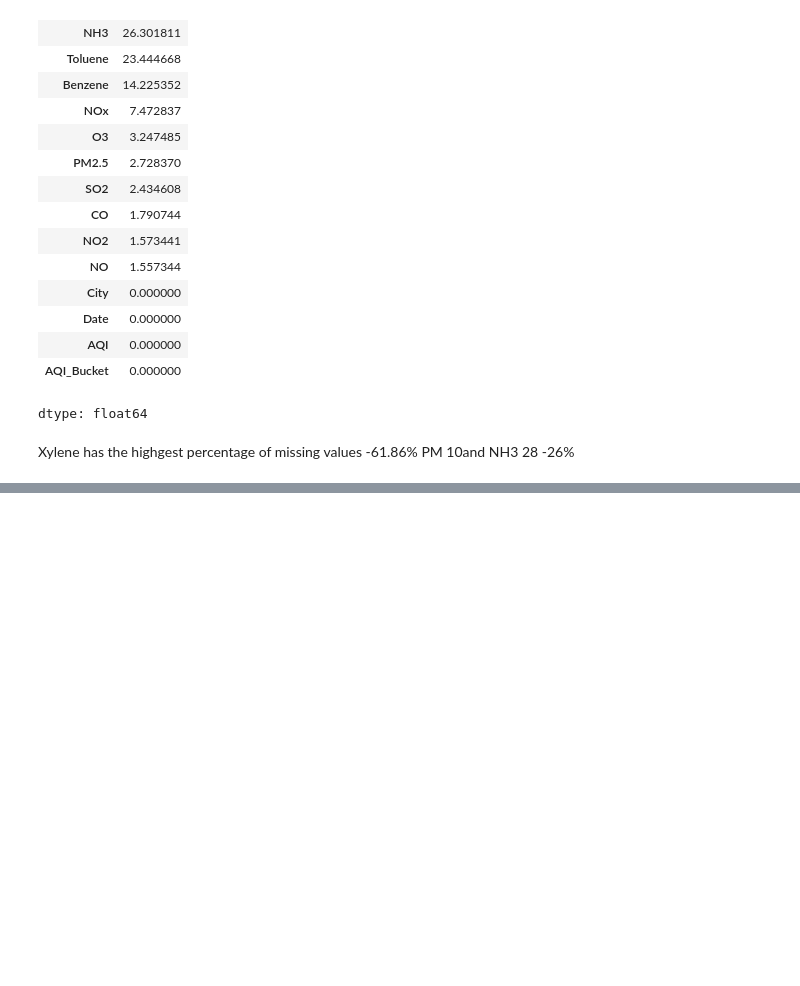
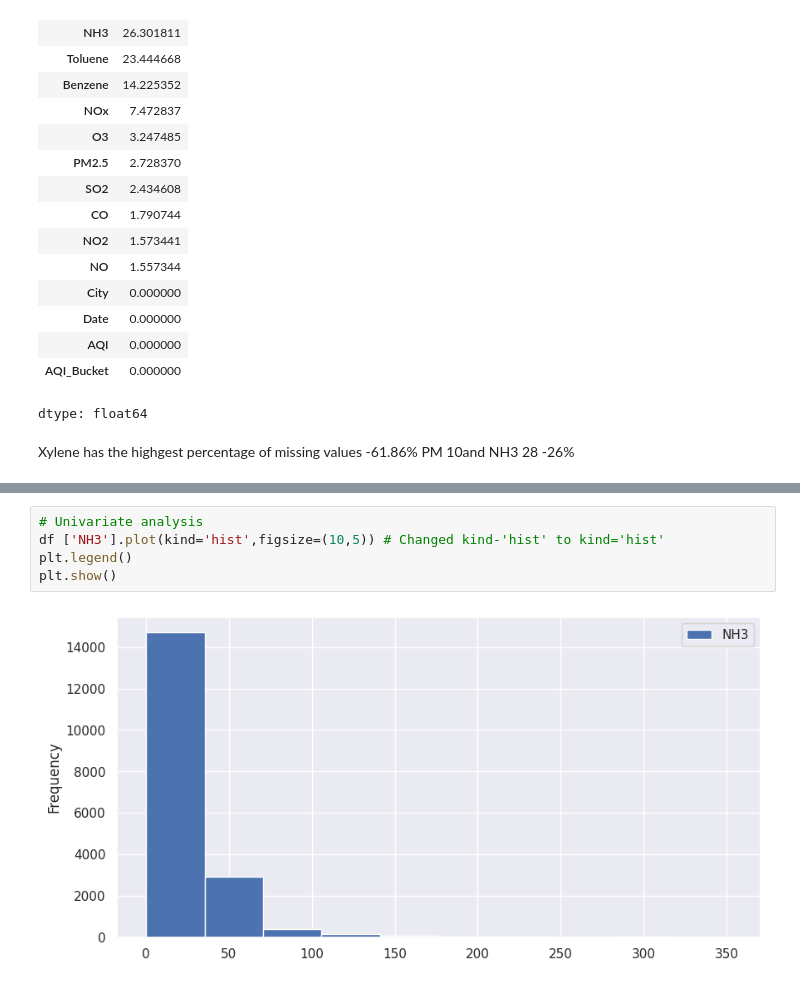
Before and after one commit to 777navin/Air-quality-Prediction-AICTE-cycle-4, a Jupyter notebook: AQI prediction Model.ipynb, the cells around one changed output, grey strips where cells are left out. Drawn from its saved outputs; the diff is of its cells as text; blank space fills up the shorter version.

```diff
--- a/AQI prediction Model.ipynb
+++ b/AQI prediction Model.ipynb
@@ -148,0 +165,7 @@ PM 10and NH3 28 -26%
+# %%
+# Univariate analysis
+df ['NH3'].plot(kind='hist',figsize=(10,5)) # Changed kind-'hist' to kind='hist'
+plt.legend()
+plt.show()
+# %% [output]
+[figure, added]
```
Also changed, not shown: parts of 38 cells of this notebook.
